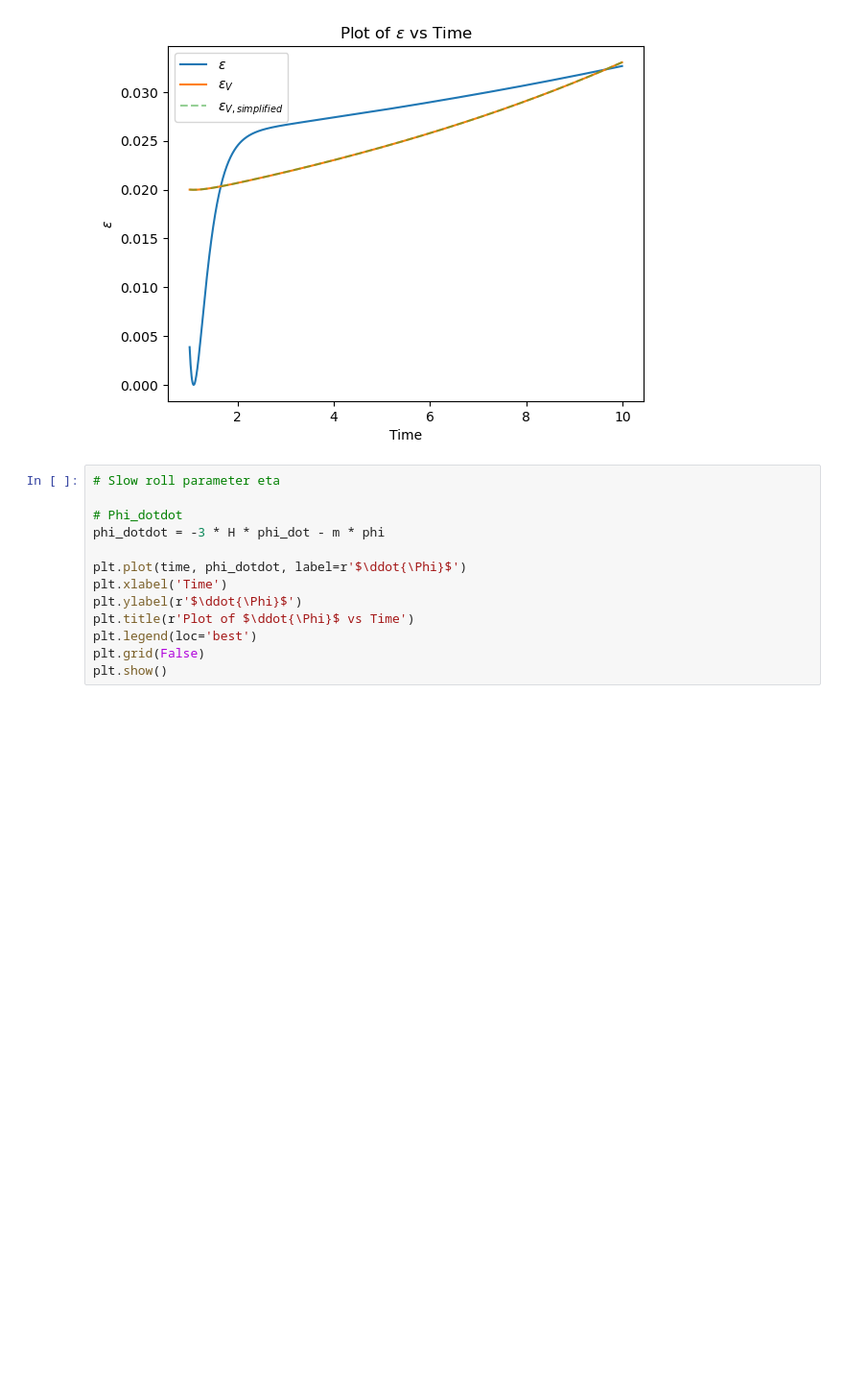
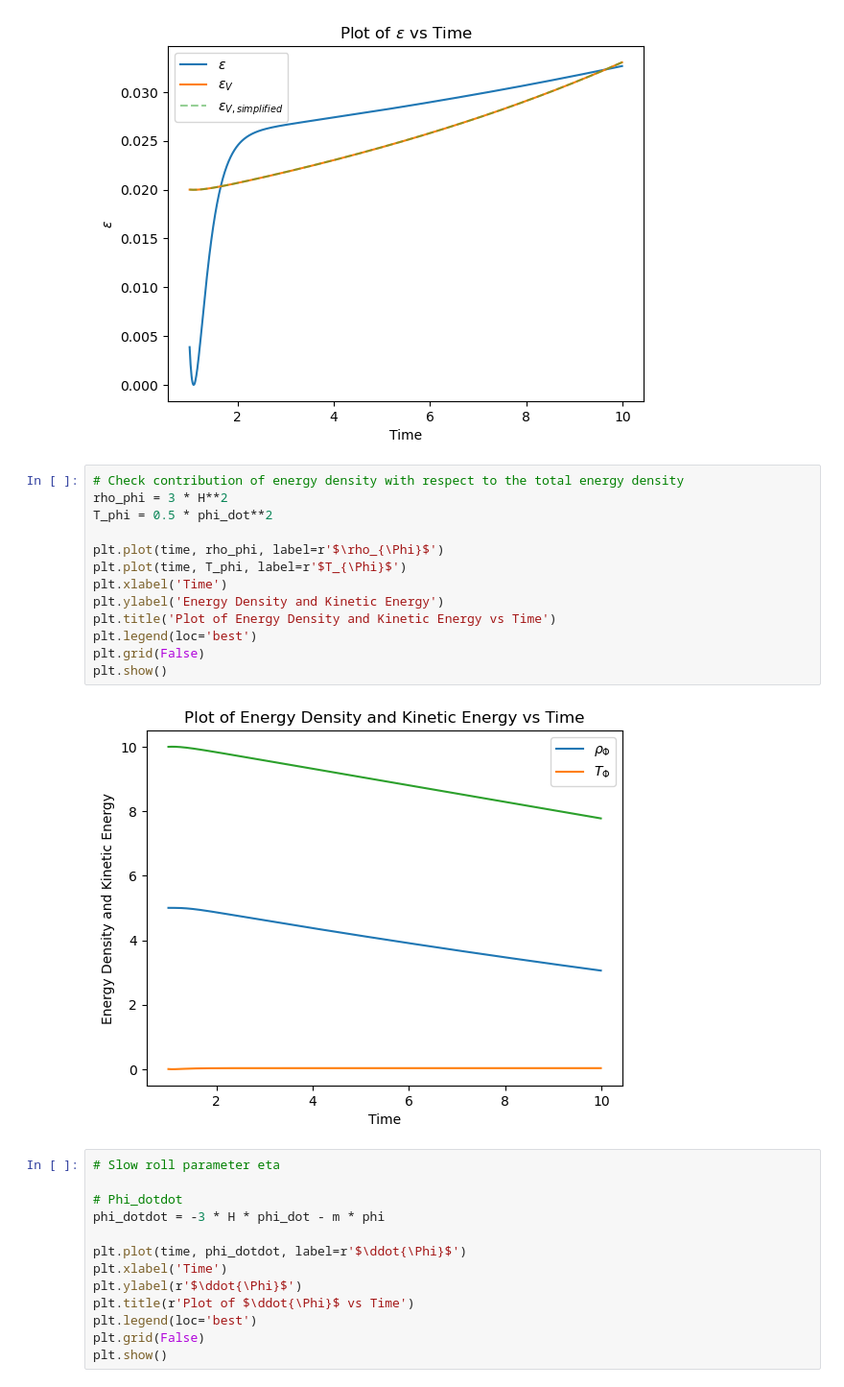
Before and after one commit to GenovaCosmology/AstroCosmoComputational, a Jupyter notebook: Students/Gabriele_Russo/CosmicStructures/ex5.ipynb, the cells around one changed output. Shown at 96% size. Cells and saved outputs as stored; diff of their text form; blank space fills up the shorter version.

```diff
--- a/Students/Gabriele_Russo/CosmicStructures/ex5.ipynb
+++ b/Students/Gabriele_Russo/CosmicStructures/ex5.ipynb
@@ -170,6 +174,21 @@ plt.grid(False)
 plt.show()
 # %% [output]
 [figure]
+# %%
+# Check contribution of energy density with respect to the total energy density
+rho_phi = 3 * H**2
+T_phi = 0.5 * phi_dot**2
+
+plt.plot(time, rho_phi, label=r'$\rho_{\Phi}$')
+plt.plot(time, T_phi, label=r'$T_{\Phi}$')
+plt.xlabel('Time')
+plt.ylabel('Energy Density and Kinetic Energy')
+plt.title('Plot of Energy Density and Kinetic Energy vs Time')
+plt.legend(loc='best')
+plt.grid(False)
+plt.show()
+# %% [output]
+[figure, added]
 # %%
 # Slow roll parameter eta
 
```
Also changed, not shown: parts of 2 cells of this notebook.
